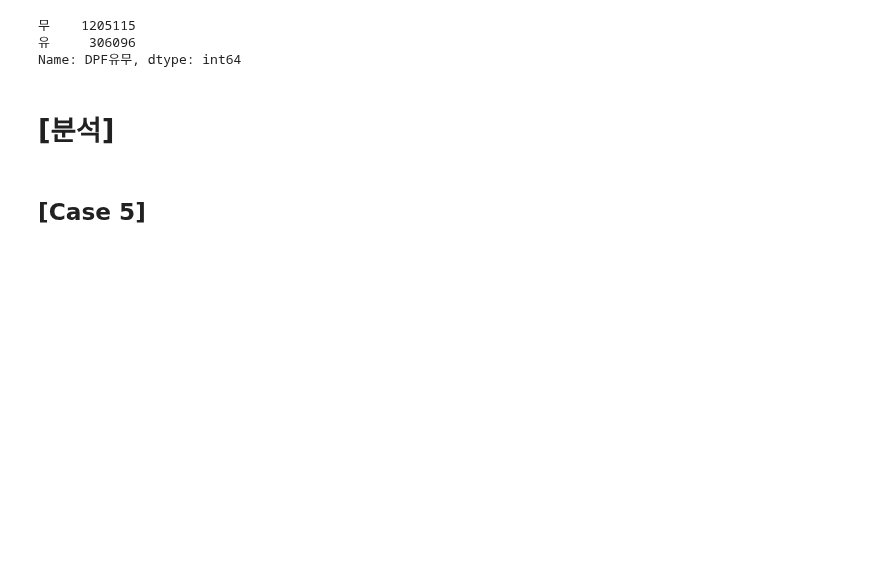
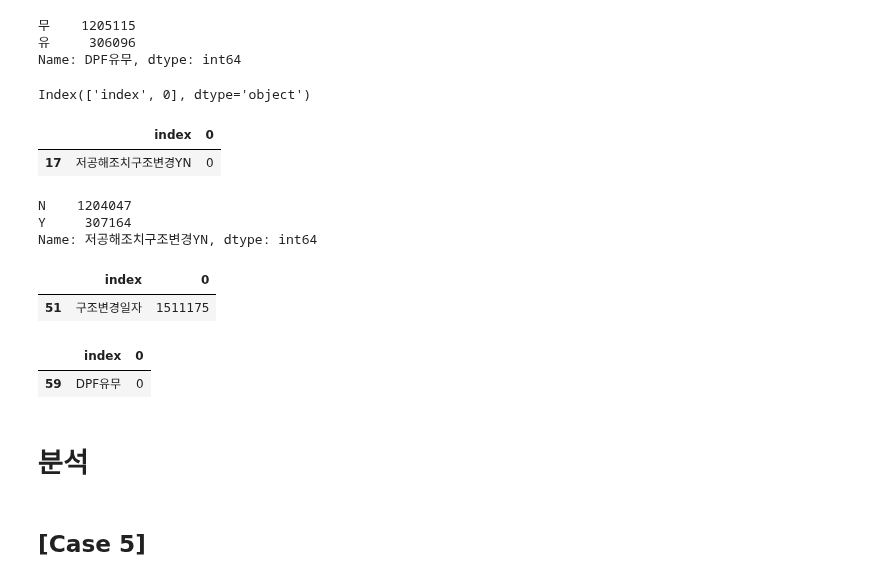
Before and after one commit to kbjung/wabotech, a Jupyter notebook: car_big_data_2/[BD3][G4]분류통계.ipynb, the cells around one changed output. Drawn from its saved outputs; the diff is of its cells as text; code cells hidden in the pictures; blank space fills up the shorter version.

```diff
--- a/car_big_data_2/[BD3][G4]분류통계.ipynb
+++ b/car_big_data_2/[BD3][G4]분류통계.ipynb
@@ -231,6 +280,6 @@ total1.shape
 # %% [markdown]
 ## 유로4 DPF 부착여부 적용
 # %%
-total2 = total1.merge(euro, on='배출가스인증번호', how='left')
-total2.shape
+total1 = total.merge(euro, on='배출가스인증번호', how='left')
+total1.shape
 # %% [output]
@@ -242,22 +291,49 @@ total2['DPF유무'].value_counts()
 유    306096
 Name: DPF유무, dtype: int64
 # %%
-total2['DPF유무'] = total2['DPF유무'].astype('str')
-total2['DPF유무'].value_counts()
+total1['DPF유무'] = total1['DPF유무'].astype('str')
+total1['DPF유무'].value_counts()
 # %% [output]
 무      686158
 nan    518957
 유      306096
 Name: DPF유무, dtype: int64
 # %%
-total2['DPF유무'] = total2['DPF유무'].str.replace('nan', '무')
-total2['DPF유무'].value_counts()
+total1['DPF유무'] = total1['DPF유무'].str.replace('nan', '무')
+total1['DPF유무'].value_counts()
 # %% [output]
 무    1205115
 유     306096
 Name: DPF유무, dtype: int64
+# %%
+temp = total1.isnull().sum().reset_index()
+# %%
+temp.columns
+# %% [output]
+Index(['index', 0], dtype='object')
+# %%
+temp[temp['index'] == '저공해조치구조변경YN']
+# %% [output]
+|  | index | 0 |
+| 17 | 저공해조치구조변경YN | 0 |
+# %%
+total1['저공해조치구조변경YN'].value_counts(dropna=False)
+# %% [output]
+N    1204047
+Y     307164
+Name: 저공해조치구조변경YN, dtype: int64
+# %%
+temp[temp['index'] == '구조변경일자']
+# %% [output]
+|  | index | 0 |
+| 51 | 구조변경일자 | 1511175 |
+# %%
+temp[temp['index'] == 'DPF유무']
+# %% [output]
+|  | index | 0 |
+| 59 | DPF유무 | 0 |
 # %% [markdown]
-# [분석]
+# 분석
 # %% [markdown]
 ## [Case 5]
 # %% [markdown]
```
Also changed, not shown: parts of 81 cells of this notebook.
